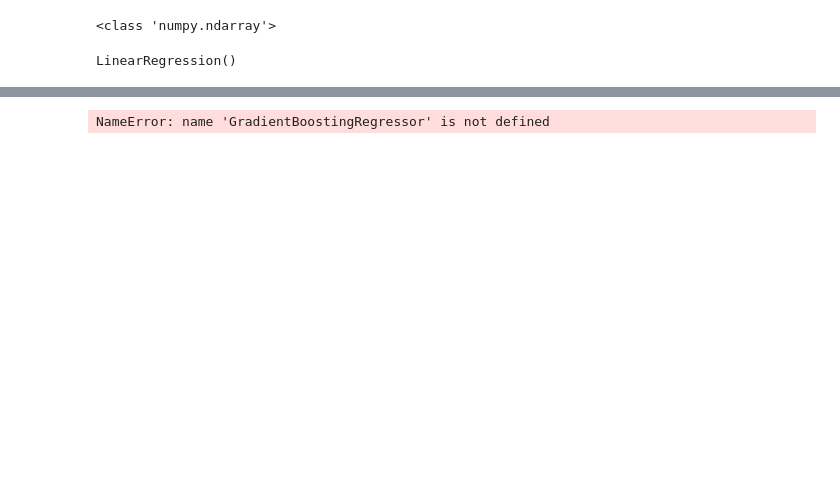
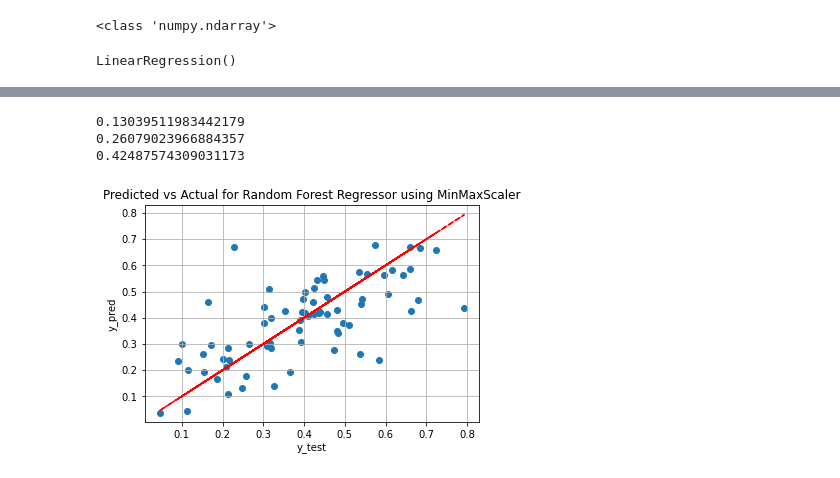
Before and after one commit to tobyyu007/AwesomeFalcons, a Jupyter notebook: Project3/Step 5b - predict crop yield_weekly.ipynb, the cells around one changed output, grey strips where cells are left out. Saved outputs shown, nothing was run; the diff lists cells and outputs as text; code cells hidden in the pictures; blank space fills up the shorter version.

```diff
--- a/Project3/Step 5b - predict crop yield_weekly.ipynb
+++ b/Project3/Step 5b - predict crop yield_weekly.ipynb
@@ -330,34 +358,37 @@ plot_predictions(y_testMM, y_predMM, 'Random Forest Regressor using MinMaxScaler
 # 0.09689507428739876
 # 0.1937901485747975
 # 0.3314909449993473
-# regrMM = GradientBoostingRegressor(max_depth=10, random_state=0)
+regrMM = GradientBoostingRegressor(max_depth=10, random_state=0)
 #   with depth 10:
 # 0.06397662809467218
 # 0.12795325618934436
 # 0.7085617250365808
-regrMM = GradientBoostingRegressor(max_depth=20, random_state=0)
+# regrMM = GradientBoostingRegressor(max_depth=20, random_state=0)
 #   with depth 20:
 # 0.06170941135743185
 # 0.1234188227148637
 # 0.7288518150799632
 
 # with depth 30:
 # 0.06173892378020676
 # 0.12347784756041352
 # 0.7285924007306489
 
 # for some reason, need to use y_trainMM.ravel() rather than simply y_trainMM
 regrMM.fit(X_trainMM, y_trainMM.ravel())
 
 y_predMM = regrMM.predict(X_testMM)
 rmseMM = math.sqrt(mean_squared_error(y_testMM, y_predMM))
 rrmseMM = rmseMM / (0.5)
 r2MM = r2_score(y_testMM, y_predMM)
 print(rmseMM)
 print(rrmseMM)
 print(r2MM)
 
 
 plot_predictions(y_testMM, y_predMM, 'Random Forest Regressor using MinMaxScaler')
 # %% [output]
-NameError: name 'GradientBoostingRegressor' is not defined
+0.13039511983442179
+0.26079023966884357
+0.42487574309031173
+[figure, added]
```
Also changed, not shown: parts of 18 cells of this notebook, 1 other file.
